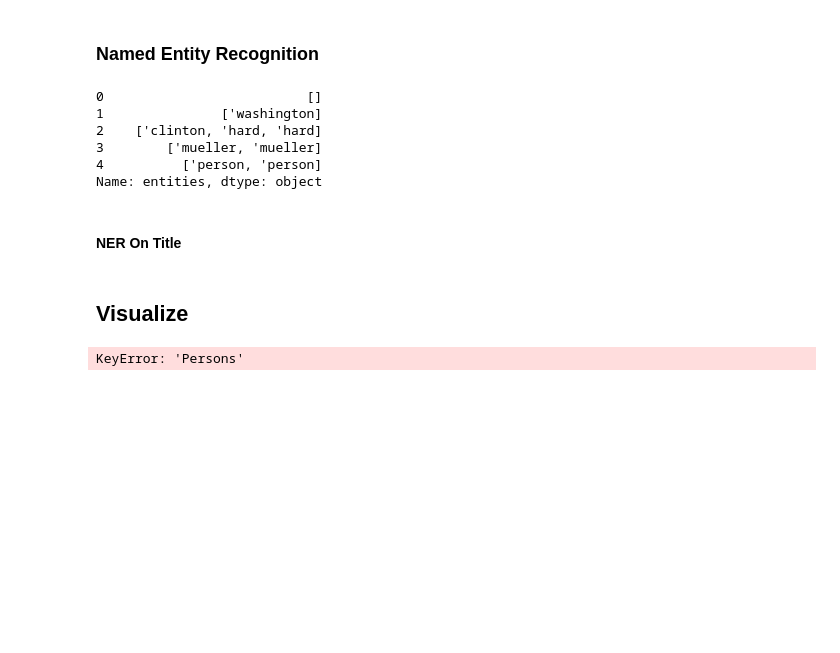
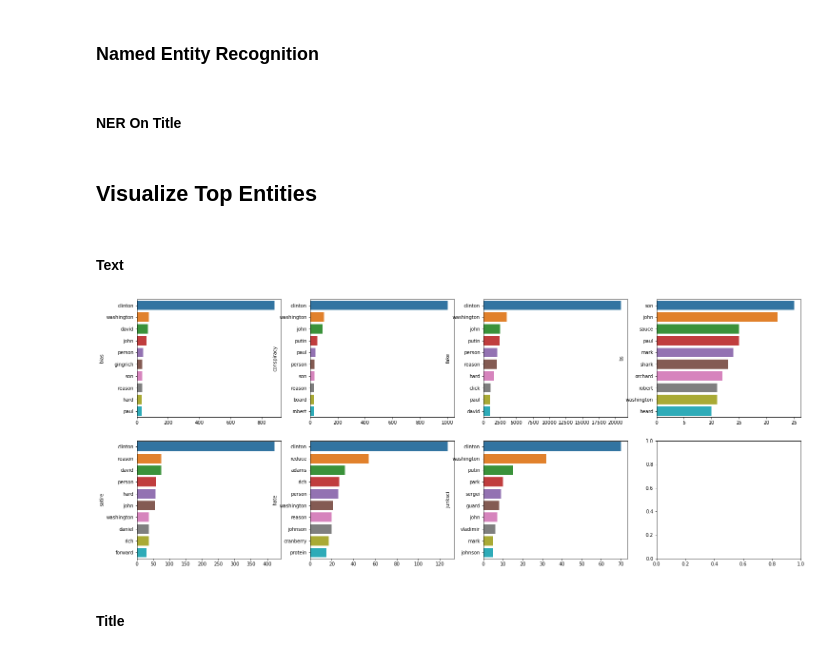
Before and after one commit to haleyej/ala_470_proj, a Jupyter notebook: viz.ipynb, the cells around one changed output. Cells and saved outputs as stored; diff of their text form; code cells hidden in the pictures; blank space fills up the shorter version.

```diff
--- a/viz.ipynb
+++ b/viz.ipynb
@@ -125,39 +109,34 @@ def get_target_entities(s):
 # %%
 df['entities'] = df['non_stopwords'].apply(get_target_entities)
-# %%
-df['entities'].head()
-# %% [output]
-0                          []
-1               ['washington]
-2    ['clinton, 'hard, 'hard]
-3        ['mueller, 'mueller]
-4          ['person, 'person]
-Name: entities, dtype: object
 # %% [markdown]
 <h4>NER On Title</h4>
 # %%
-df['title_entities'] = df['title_no']
+df['title_entities'] = df['title_no_stopwords'].apply(get_target_entities)
 # %% [markdown]
-<h2>Visualize</h2>
+<h2>Visualize Top Entities</h2>
+# %% [markdown]
+<h4>Text</h4>
 # %%
 top = []
 for i in range(len(types)):
     matches = df[df['type'] == types[i]]
-    exploded = matches.explode('Persons')
-    exploded = exploded[pd.isnull(exploded['Persons']) == False]
-    top.append(exploded['Persons'].value_counts())
+    exploded = matches.explode('entities')
+    exploded = exploded[pd.isnull(exploded['entities']) == False]
+    exploded['entities'] = exploded['entities'].apply(lambda s: s[1:])
+    top.append(exploded['entities'].value_counts())
-# %% [output]
-KeyError: 'Persons'
 # %%
 fake = top[2]
 top = top[:2] + top[3:]
 # %%
 fig, axes = plt.subplots(2, 4)
 fig.set_size_inches(25, 10)
 
 for i, ax in enumerate(axes.flatten()):
     if i == 7:
         break
     t = types[i]
-    grid = sns.barplot(x = top[i].values, y = top[i].index, ax = ax)
+    top_subset = top[i][:10]
+    grid = sns.barplot(x = top_subset.values, y = top_subset.index, ax = ax)
     grid.set(ylabel = t)
+# %% [output]
+[figure, added]
@@ -165,0 +143,2 @@ top[2]
+# %% [markdown]
+<h4>Title</h4>
```
Also changed, not shown: parts of 11 cells of this notebook, 1 other file.
